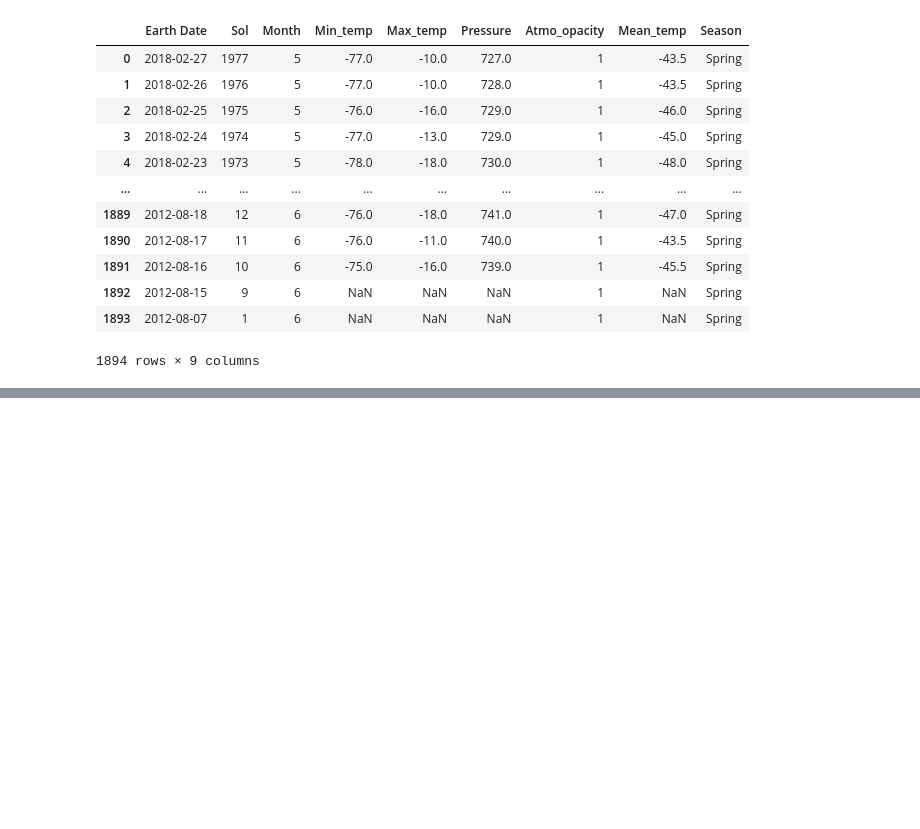
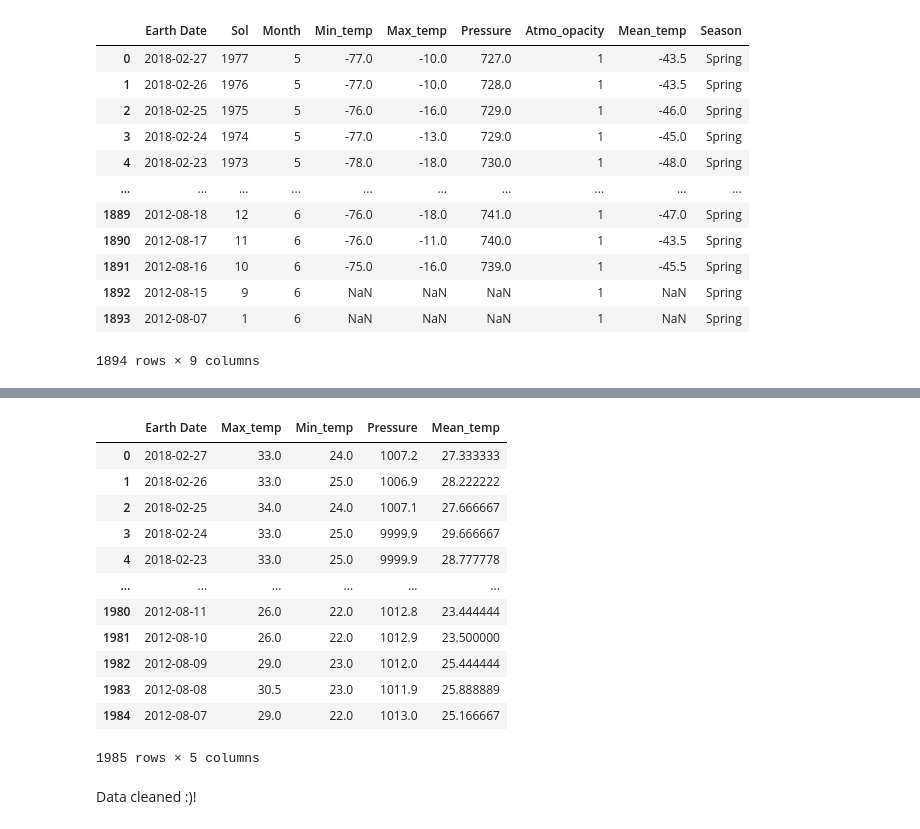
Before and after one commit to csuoc/mars_rems_curiosity, a Jupyter notebook: src/Data_cleaning.ipynb, the cells around one changed output, grey strips where cells are left out. Drawn from its saved outputs; the diff is of its cells as text; code cells hidden in the pictures; blank space fills up the shorter version.

Commit message:
Papua data cleaned

```diff
--- a/src/Data_cleaning.ipynb
+++ b/src/Data_cleaning.ipynb
@@ -322,0 +314,21 @@ earth
+# %%
+# Sorting the date by descending dates
+
+earth.sort_values(by=["Earth Date"], ascending = False, inplace=True)
+earth.reset_index(drop = True)
+# %% [output]
+|  | Earth Date | Max_temp | Min_temp | Pressure | Mean_temp |
+| 0 | 2018-02-27 | 33.0 | 24.0 | 1007.2 | 27.333333 |
+| 1 | 2018-02-26 | 33.0 | 25.0 | 1006.9 | 28.222222 |
+| 2 | 2018-02-25 | 34.0 | 24.0 | 1007.1 | 27.666667 |
+| 3 | 2018-02-24 | 33.0 | 25.0 | 9999.9 | 29.666667 |
+| 4 | 2018-02-23 | 33.0 | 25.0 | 9999.9 | 28.777778 |
+| ... | ... | ... | ... | ... | ... |
+| 1980 | 2012-08-11 | 26.0 | 22.0 | 1012.8 | 23.444444 |
+| 1981 | 2012-08-10 | 26.0 | 22.0 | 1012.9 | 23.500000 |
+| 1982 | 2012-08-09 | 29.0 | 23.0 | 1012.0 | 25.444444 |
+| 1983 | 2012-08-08 | 30.5 | 23.0 | 1011.9 | 25.888889 |
+| 1984 | 2012-08-07 | 29.0 | 22.0 | 1013.0 | 25.166667 |
+1985 rows × 5 columns
+# %% [markdown]
+Data cleaned :)!
```
Also changed, not shown: parts of 34 cells of this notebook, 1 other file.
